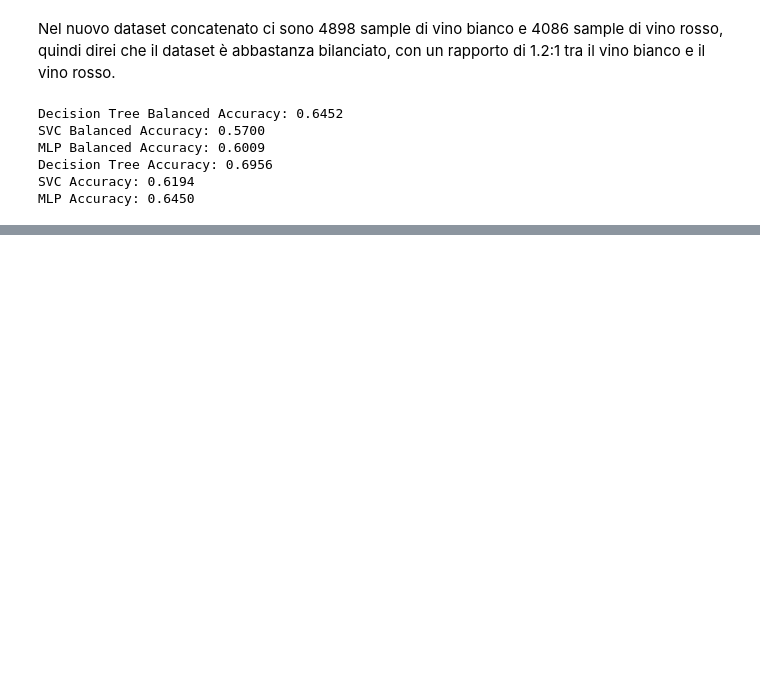
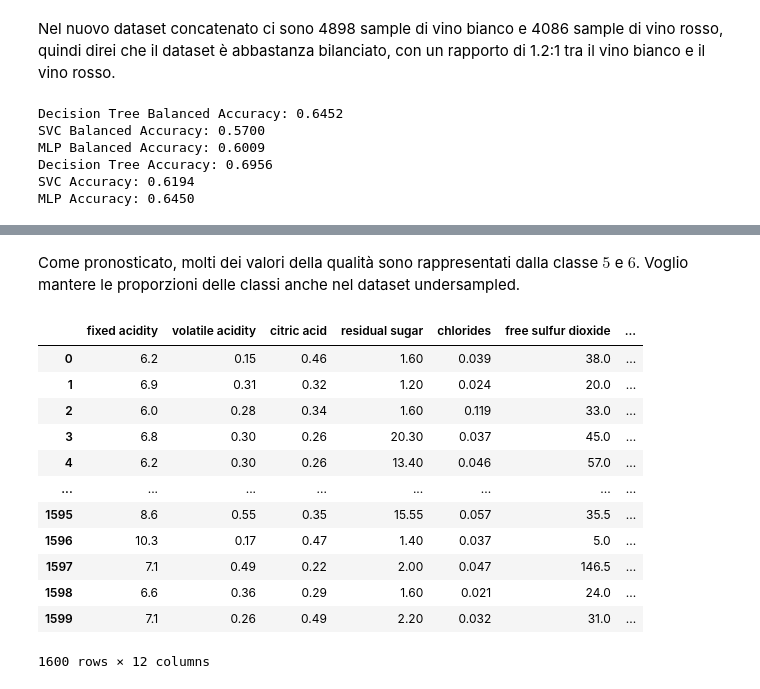
Before and after one commit to maryluuuu/Data-Analytics-Challenge, a Jupyter notebook: mik_test/consideration.ipynb, the cells around one changed output, grey strips where cells are left out. Drawn from its saved outputs; the diff is of its cells as text; code cells hidden in the pictures; blank space fills up the shorter version.

```diff
--- a/mik_test/consideration.ipynb
+++ b/mik_test/consideration.ipynb
@@ -333,0 +393,6 @@ I risultati ottenuti sono molto migliori rispetto a quelli ottenuti con il datas
+# %%
+n_target = len(red_wine_data)
+
+white_dist = white_wine_data['quality'].value_counts(normalize=True)
+
+pd.DataFrame(white_dist)
@@ -333,0 +409,27 @@ I risultati ottenuti sono molto migliori rispetto a quelli ottenuti con il datas
+# %% [markdown]
+Come pronosticato, molti dei valori della qualità sono rappresentati dalla classe $5$ e $6$. Voglio mantere le proporzioni delle classi anche nel dataset undersampled.
+# %%
+# Ottengo il numero di campioni desiderati per ogni classe
+n_per_class = (white_dist * n_target).round().astype(int)
+
+white_wine_undersampled = pd.DataFrame()
+for label, n_samples in n_per_class.items():
+    subset = white_wine_data[white_wine_data['quality'] == label]
+    sampled_subset = subset.sample(n=n_samples, random_state=42)
+    white_wine_undersampled = pd.concat([white_wine_undersampled, sampled_subset], ignore_index=True)
+
+white_wine_undersampled
+# %% [output]
+|  | fixed acidity | volatile acidity | citric acid | residual sugar | chlorides | free sulfur dioxide | ... |
+| 0 | 6.2 | 0.15 | 0.46 | 1.60 | 0.039 | 38.0 | ... |
+| 1 | 6.9 | 0.31 | 0.32 | 1.20 | 0.024 | 20.0 | ... |
+| 2 | 6.0 | 0.28 | 0.34 | 1.60 | 0.119 | 33.0 | ... |
+| 3 | 6.8 | 0.30 | 0.26 | 20.30 | 0.037 | 45.0 | ... |
+| 4 | 6.2 | 0.30 | 0.26 | 13.40 | 0.046 | 57.0 | ... |
+| ... | ... | ... | ... | ... | ... | ... | ... |
+| 1595 | 8.6 | 0.55 | 0.35 | 15.55 | 0.057 | 35.5 | ... |
+| 1596 | 10.3 | 0.17 | 0.47 | 1.40 | 0.037 | 5.0 | ... |
+| 1597 | 7.1 | 0.49 | 0.22 | 2.00 | 0.047 | 146.5 | ... |
+| 1598 | 6.6 | 0.36 | 0.29 | 1.60 | 0.021 | 24.0 | ... |
+| 1599 | 7.1 | 0.26 | 0.49 | 2.20 | 0.032 | 31.0 | ... |
+1600 rows × 12 columns
```
Also changed, not shown: parts of 16 cells of this notebook, 1 other file.
